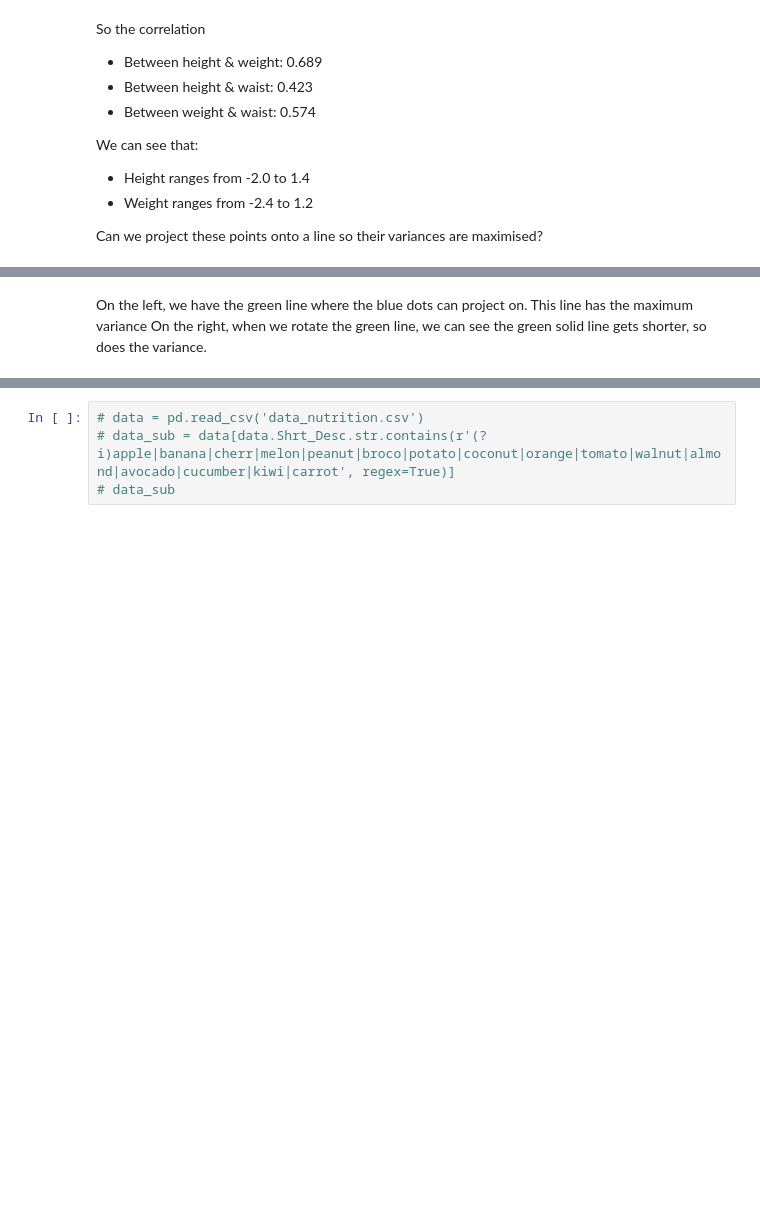
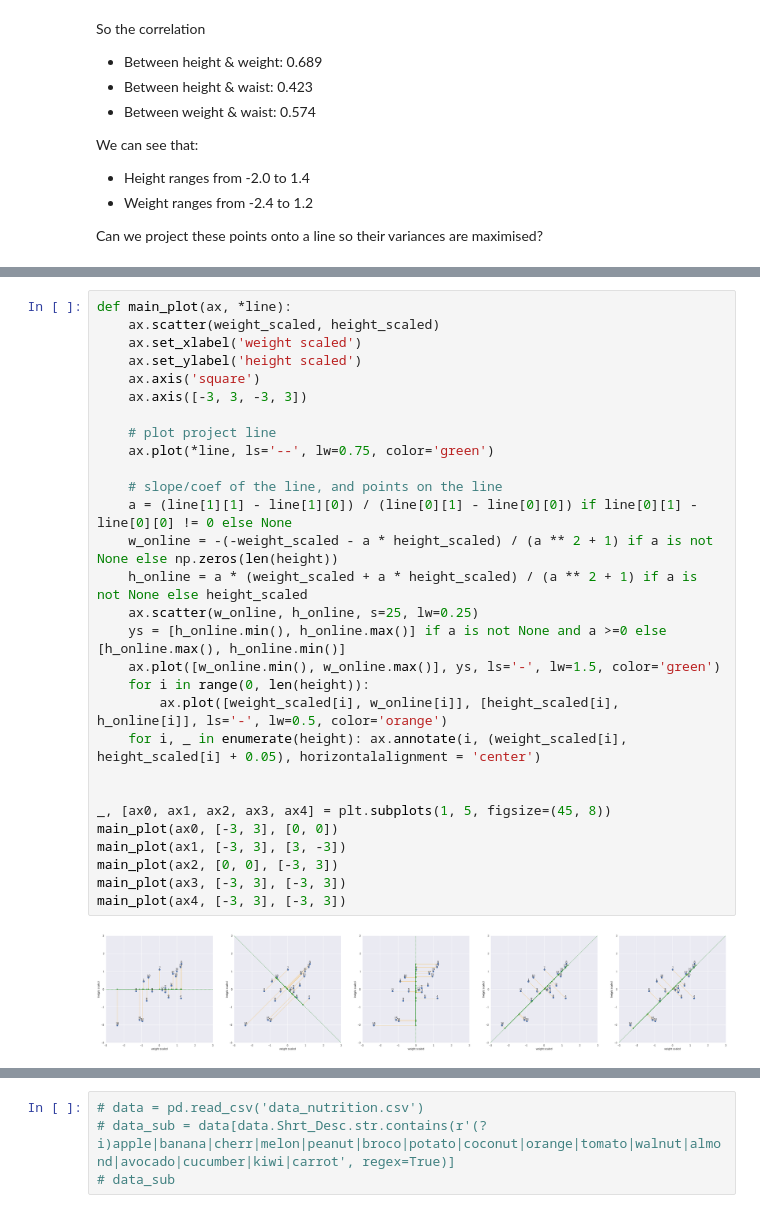
Before and after one commit to aunz/ds, a Jupyter notebook: pca.ipynb, the cells around one changed output, grey strips where cells are left out. Saved outputs shown, nothing was run; the diff lists cells and outputs as text; blank space fills up the shorter version.

```diff
--- a/pca.ipynb
+++ b/pca.ipynb
@@ -189,3 +136,31 @@ bottom=0, top=0
-# %% [markdown]
-On the left, we have the green line where the blue dots can project on.  This line has the maximum variance
-On the right, when we rotate the green line, we can see the green solid line gets shorter, so does the variance.
+# %%
+def main_plot(ax, *line):
+    ax.scatter(weight_scaled, height_scaled)
+    ax.set_xlabel('weight scaled')
+    ax.set_ylabel('height scaled')
+    ax.axis('square')
+    ax.axis([-3, 3, -3, 3])
+
+    # plot project line
+    ax.plot(*line, ls='--', lw=0.75, color='green')
+
+    # slope/coef of the line, and points on the line
+    a = (line[1][1] - line[1][0]) / (line[0][1] - line[0][0]) if line[0][1] - line[0][0] != 0 else None
+    w_online = -(-weight_scaled - a * height_scaled) / (a ** 2 + 1) if a is not None else np.zeros(len(height))
+    h_online = a * (weight_scaled + a * height_scaled) / (a ** 2 + 1) if a is not None else height_scaled
+    ax.scatter(w_online, h_online, s=25, lw=0.25)
+    ys = [h_online.min(), h_online.max()] if a is not None and a >=0 else [h_online.max(), h_online.min()]
+    ax.plot([w_online.min(), w_online.max()], ys, ls='-', lw=1.5, color='green')
+    for i in range(0, len(height)):
+        ax.plot([weight_scaled[i], w_online[i]], [height_scaled[i], h_online[i]], ls='-', lw=0.5, color='orange')
+    for i, _ in enumerate(height): ax.annotate(i, (weight_scaled[i], height_scaled[i] + 0.05), horizontalalignment = 'center')
+
+
+_, [ax0, ax1, ax2, ax3, ax4] = plt.subplots(1, 5, figsize=(45, 8))
+main_plot(ax0, [-3, 3], [0, 0])
+main_plot(ax1, [-3, 3], [3, -3])
+main_plot(ax2, [0, 0], [-3, 3])
+main_plot(ax3, [-3, 3], [-3, 3])
+main_plot(ax4, [-3, 3], [-3, 3])
+# %% [output]
+[figure, added]
```
Also changed, not shown: parts of 8 cells of this notebook.
